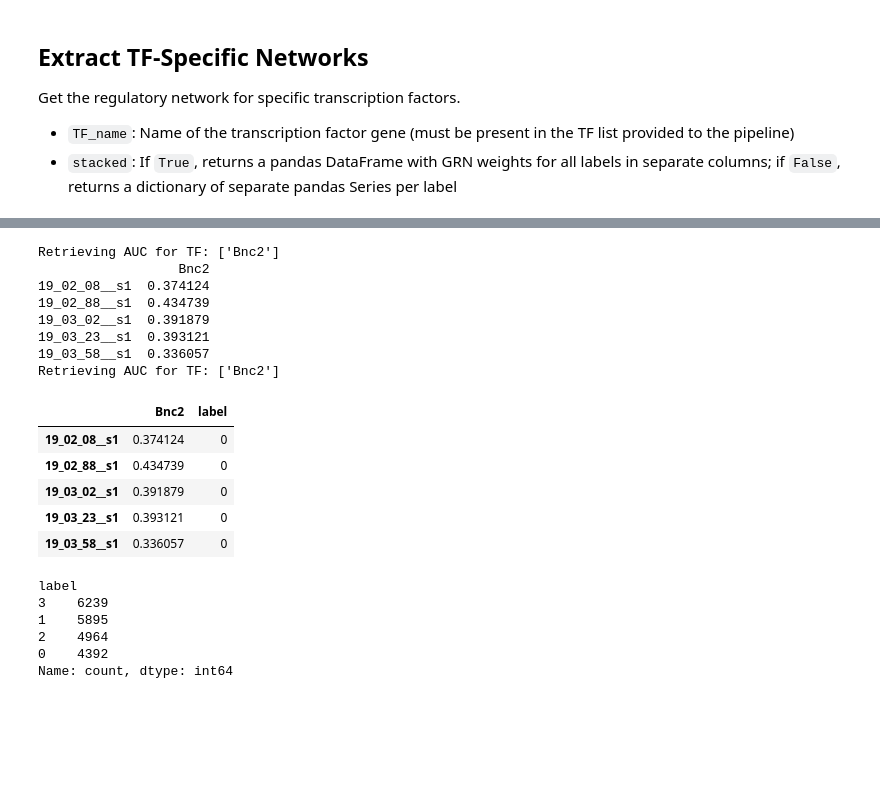
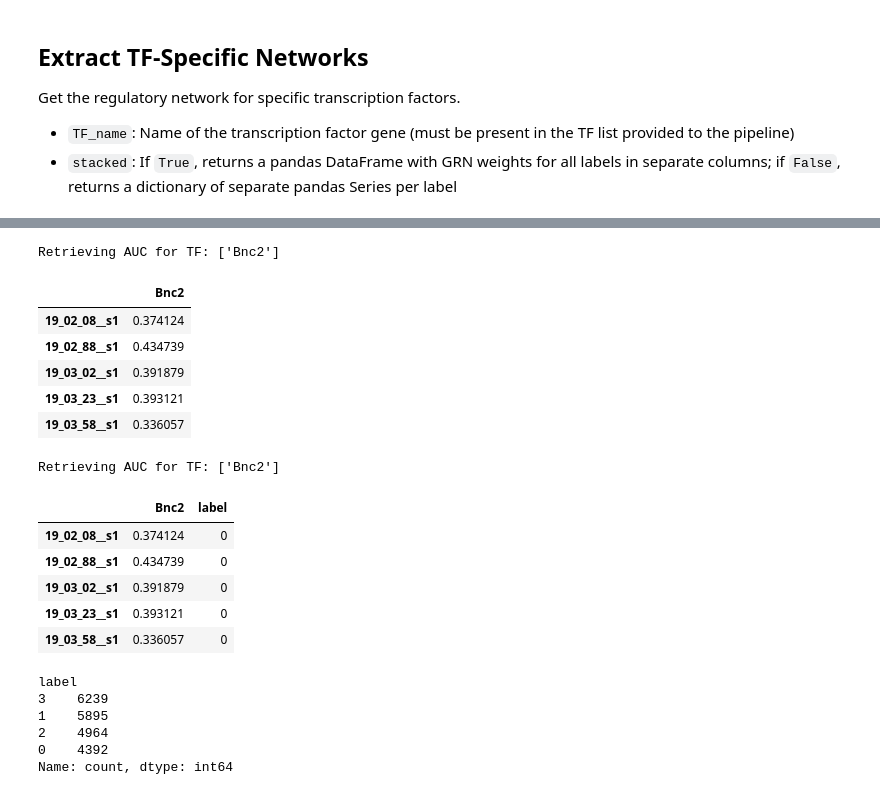
Before and after one commit to ML4BM-Lab/SimiCPipeline, a Jupyter notebook: notebooks/Tutorial_SimiCPipeline_full.ipynb, the cells around one changed output, grey strips where cells are left out. Cells and saved outputs as stored; diff of their text form; code cells hidden in the pictures; blank space fills up the shorter version.

```diff
--- a/notebooks/Tutorial_SimiCPipeline_full.ipynb
+++ b/notebooks/Tutorial_SimiCPipeline_full.ipynb
@@ -615,25 +645,27 @@ Lhfpl2  4.956168  3.639865 -1.054693  2.613390
 # %%
 # Example: Get auc for Bnc2
 tf_name = ["Bnc2"]
 tf_auc = pipeline.get_TF_auc(TF_name = tf_name, stacked=False)
-print(tf_auc[0].head())
-tf_auc_stack = pipeline.get_TF_auc(TF_name= tf_name, stacked=True)
-tf_auc_stack.head()
+tf_auc[0].head()
 # %% [output]
 Retrieving AUC for TF: ['Bnc2']
-                  Bnc2
-19_02_08__s1  0.374124
-19_02_88__s1  0.434739
-19_03_02__s1  0.391879
-19_03_23__s1  0.393121
-19_03_58__s1  0.336057
-Retrieving AUC for TF: ['Bnc2']
-|  | Bnc2 | label |
-| 19_02_08__s1 | 0.374124 | 0 |
-| 19_02_88__s1 | 0.434739 | 0 |
-| 19_03_02__s1 | 0.391879 | 0 |
-| 19_03_23__s1 | 0.393121 | 0 |
-| 19_03_58__s1 | 0.336057 | 0 |
+|  | Bnc2 |
+| 19_02_08__s1 | 0.374124 |
+| 19_02_88__s1 | 0.434739 |
+| 19_03_02__s1 | 0.391879 |
+| 19_03_23__s1 | 0.393121 |
+| 19_03_58__s1 | 0.336057 |
+# %%
+tf_auc_stack = pipeline.get_TF_auc(TF_name= tf_name, stacked=True)
+tf_auc_stack.head()
+# %% [output]
+Retrieving AUC for TF: ['Bnc2']
+|  | Bnc2 | label |
+| 19_02_08__s1 | 0.374124 | 0 |
+| 19_02_88__s1 | 0.434739 | 0 |
+| 19_03_02__s1 | 0.391879 | 0 |
+| 19_03_23__s1 | 0.393121 | 0 |
+| 19_03_58__s1 | 0.336057 | 0 |
 # %%
 tf_auc_stack['label'].value_counts()
 # %% [output]
```
Also changed, not shown: parts of 12 cells of this notebook, 5 other files.
